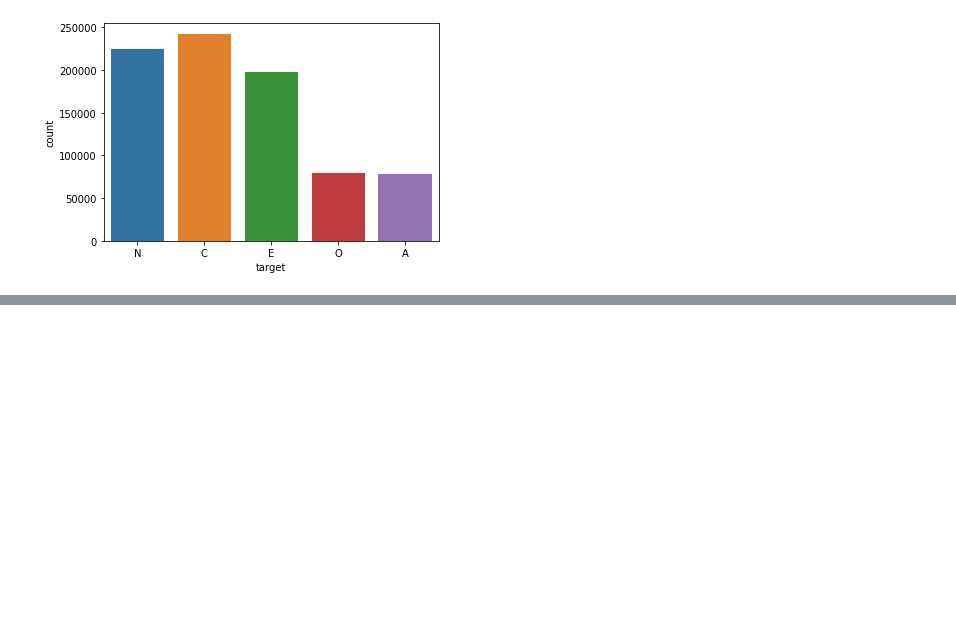
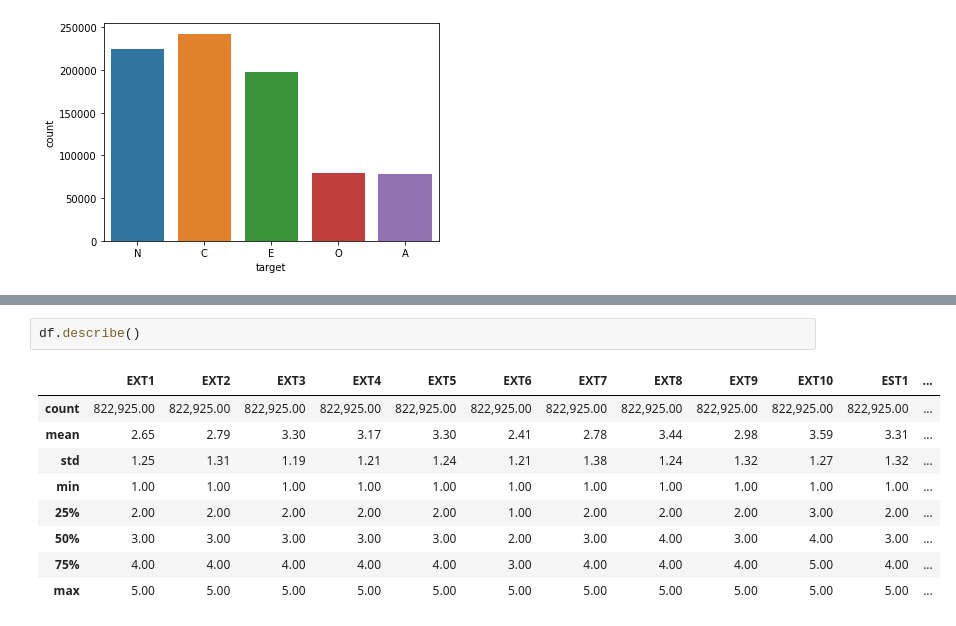
Before and after one commit to UNSpecializationAI/BigFivePersonality, a Jupyter notebook: Big-Five Factor Markers.ipynb, the cells around one changed output, grey strips where cells are left out. Saved outputs shown, nothing was run; the diff lists cells and outputs as text; blank space fills up the shorter version.

```diff
--- a/Big-Five Factor Markers.ipynb
+++ b/Big-Five Factor Markers.ipynb
@@ -79,0 +110,12 @@ df['country'].value_counts(ascending=False).to_frame()
+# %%
+df.describe()
+# %% [output]
+|  | EXT1 | EXT2 | EXT3 | EXT4 | EXT5 | EXT6 | EXT7 | EXT8 | EXT9 | EXT10 | EST1 | ... |
+| count | 822,925.00 | 822,925.00 | 822,925.00 | 822,925.00 | 822,925.00 | 822,925.00 | 822,925.00 | 822,925.00 | 822,925.00 | 822,925.00 | 822,925.00 | ... |
+| mean | 2.65 | 2.79 | 3.30 | 3.17 | 3.30 | 2.41 | 2.78 | 3.44 | 2.98 | 3.59 | 3.31 | ... |
+| std | 1.25 | 1.31 | 1.19 | 1.21 | 1.24 | 1.21 | 1.38 | 1.24 | 1.32 | 1.27 | 1.32 | ... |
+| min | 1.00 | 1.00 | 1.00 | 1.00 | 1.00 | 1.00 | 1.00 | 1.00 | 1.00 | 1.00 | 1.00 | ... |
+| 25% | 2.00 | 2.00 | 2.00 | 2.00 | 2.00 | 1.00 | 2.00 | 2.00 | 2.00 | 3.00 | 2.00 | ... |
+| 50% | 3.00 | 3.00 | 3.00 | 3.00 | 3.00 | 2.00 | 3.00 | 4.00 | 3.00 | 4.00 | 3.00 | ... |
+| 75% | 4.00 | 4.00 | 4.00 | 4.00 | 4.00 | 3.00 | 4.00 | 4.00 | 4.00 | 5.00 | 4.00 | ... |
+| max | 5.00 | 5.00 | 5.00 | 5.00 | 5.00 | 5.00 | 5.00 | 5.00 | 5.00 | 5.00 | 5.00 | ... |
```
Also changed, not shown: parts of 12 cells of this notebook.
